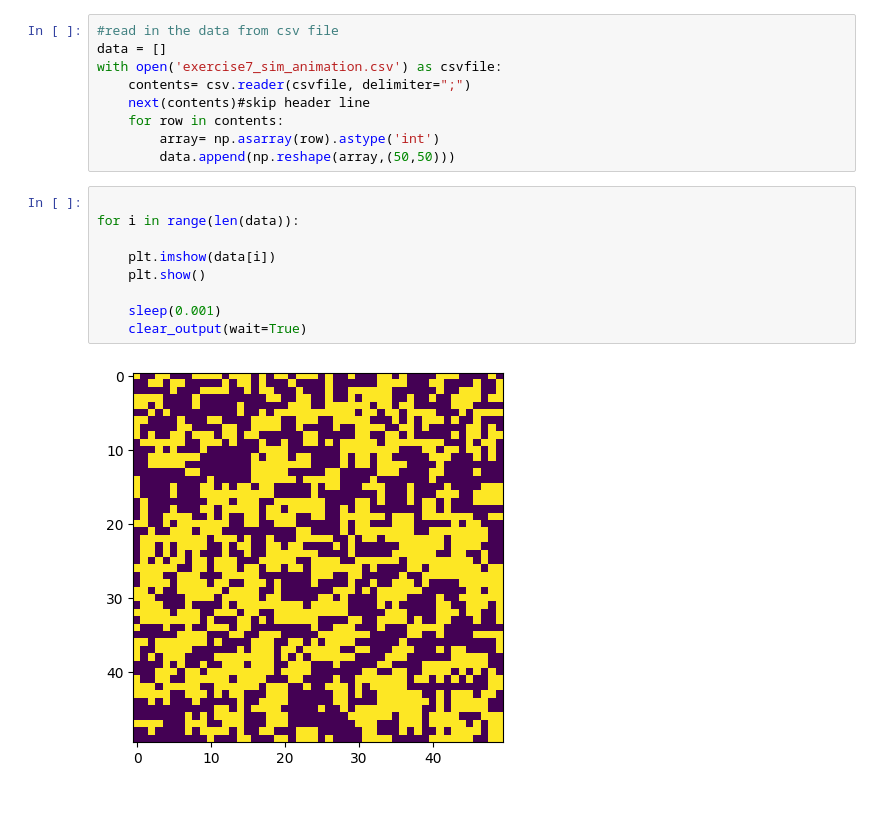
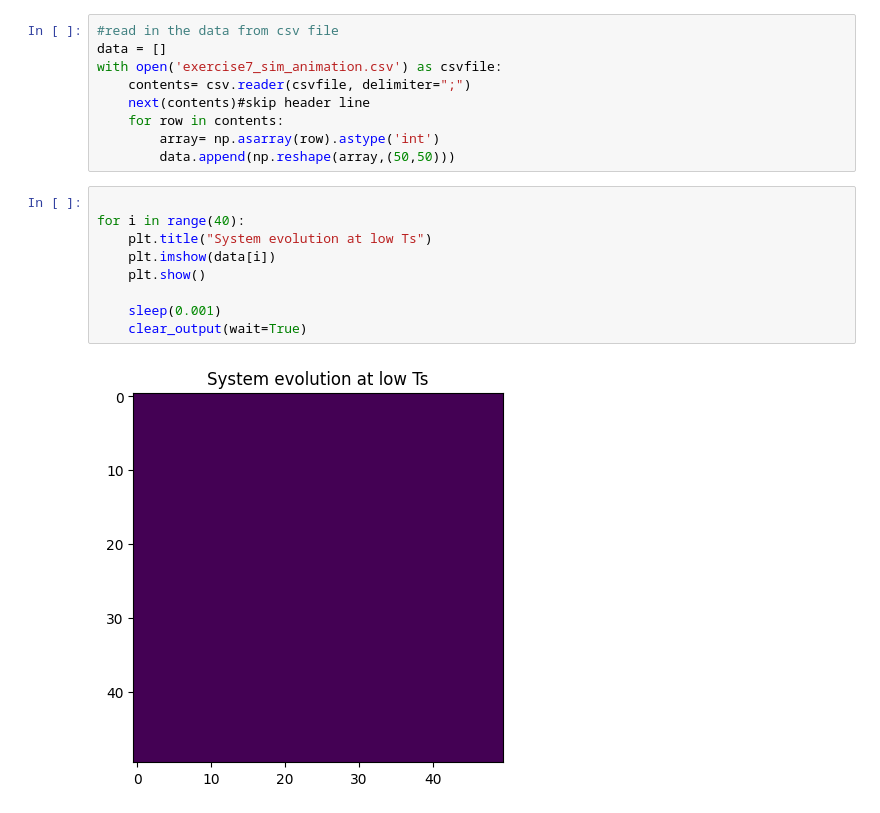
Before and after one commit to selina355/simulation-methods, a Jupyter notebook: WolffAlgorothm/Exercise7_Wolff.ipynb, the cells around one changed output. Cells and saved outputs as stored; diff of their text form.

```diff
--- a/WolffAlgorothm/Exercise7_Wolff.ipynb
+++ b/WolffAlgorothm/Exercise7_Wolff.ipynb
@@ -18,12 +27,12 @@ with open('exercise7_sim_animation.csv') as csvfile:
         data.append(np.reshape(array,(50,50)))
 # %%
 
-for i in range(len(data)):
-
+for i in range(40):
+    plt.title("System evolution at low Ts")
     plt.imshow(data[i])
     plt.show()
 
     sleep(0.001)
     clear_output(wait=True)
 # %% [output]
-[figure, old version]
+[figure, new version]
```
Also changed, not shown: parts of 9 cells of this notebook, 6 other files.
